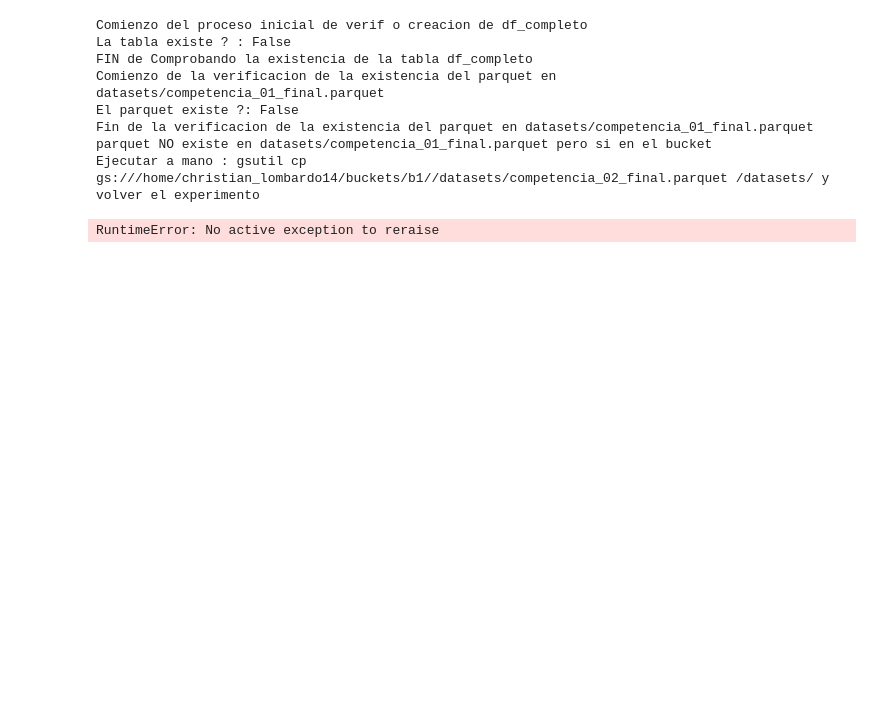
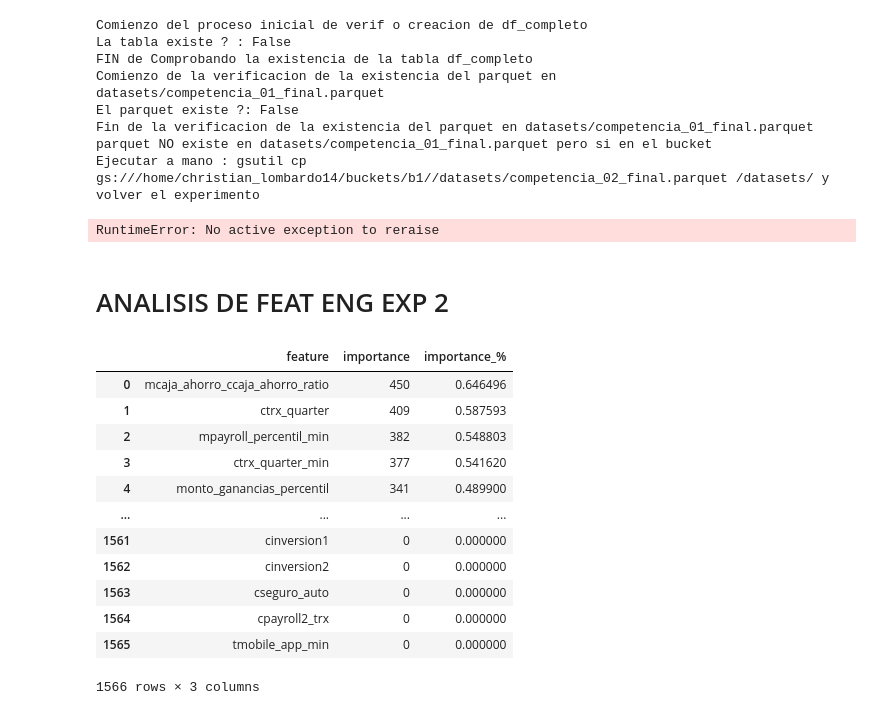
Before and after one commit to CLCHRISLOMBARDO/churn-prediction-bank, a Jupyter notebook: test.ipynb, the cells around one changed output. Cells and saved outputs as stored; diff of their text form; code cells hidden in the pictures; blank space fills up the shorter version.

```diff
--- a/test.ipynb
+++ b/test.ipynb
@@ -483,3 +483,23 @@ Fin de la verificacion de la existencia del parquet en datasets/competencia_01_f
 parquet NO existe en datasets/competencia_01_final.parquet pero si en el bucket
 Ejecutar a mano : gsutil cp gs:///home/christian_lombardo14/buckets/b1//datasets/competencia_02_final.parquet /datasets/ y volver el experimento
 RuntimeError: No active exception to reraise
+# %% [markdown]
+# ANALISIS DE FEAT ENG EXP 2
+# %%
+import pandas as pd
+df=pd.read_excel("outputs_buckets/outputs_experimentos_outputs_exp_feat_importances_experimento_.c3_exp2_LGBM_50_SEMILLAS_MES_TEST_202104_SEMILLA_26226_fase_testeo_feature_importance_data_frame.xlsx")
+df
+# %% [output]
+|  | feature | importance | importance_% |
+| 0 | mcaja_ahorro_ccaja_ahorro_ratio | 450 | 0.646496 |
+| 1 | ctrx_quarter | 409 | 0.587593 |
+| 2 | mpayroll_percentil_min | 382 | 0.548803 |
+| 3 | ctrx_quarter_min | 377 | 0.541620 |
+| 4 | monto_ganancias_percentil | 341 | 0.489900 |
+| ... | ... | ... | ... |
+| 1561 | cinversion1 | 0 | 0.000000 |
+| 1562 | cinversion2 | 0 | 0.000000 |
+| 1563 | cseguro_auto | 0 | 0.000000 |
+| 1564 | cpayroll2_trx | 0 | 0.000000 |
+| 1565 | tmobile_app_min | 0 | 0.000000 |
+1566 rows × 3 columns
```
Also changed, not shown: parts of 1 cell of this notebook, 2 other files.
